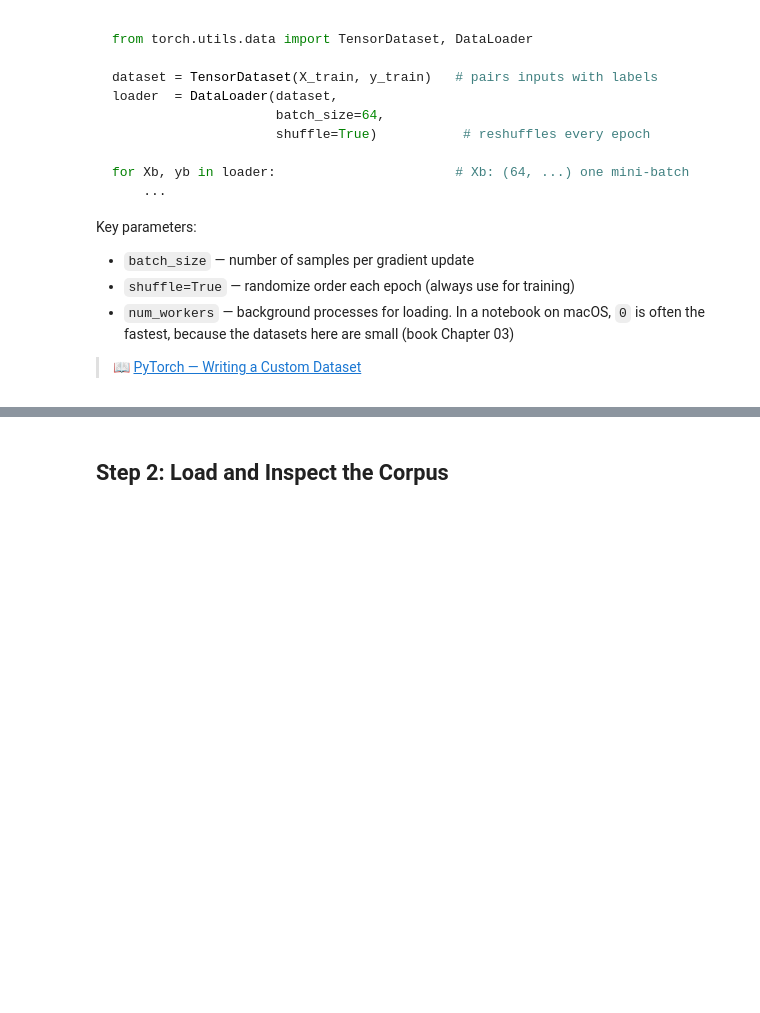
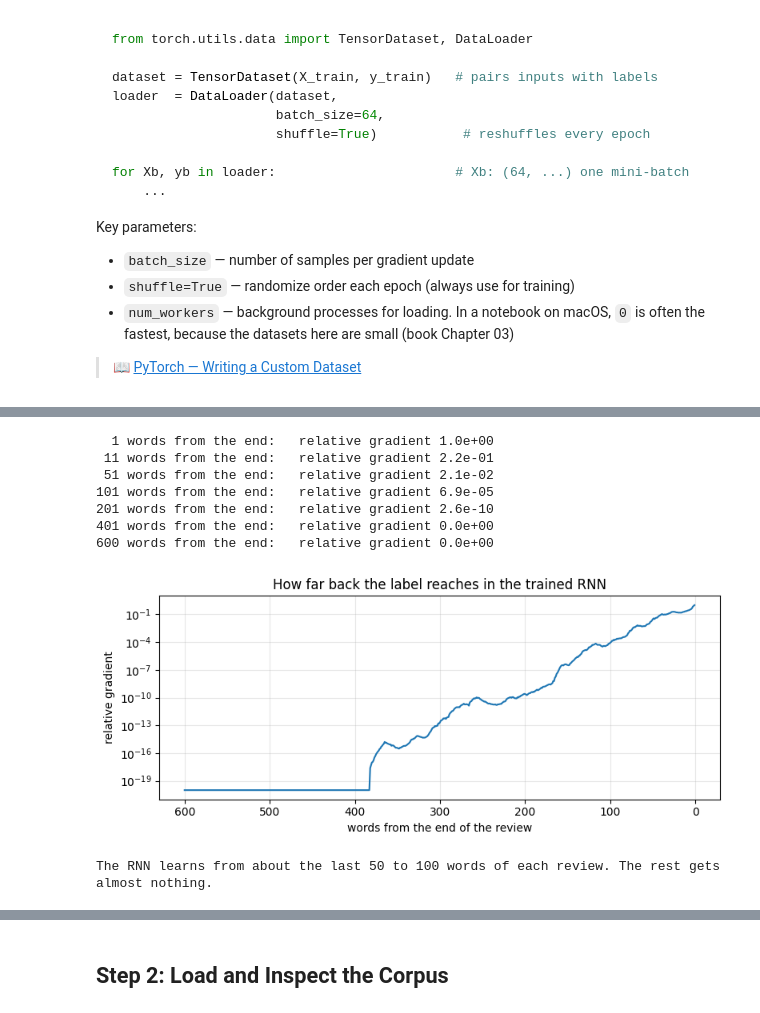
Before and after one commit to dcaponi/pytorch-nn-training, a Jupyter notebook: 04_rnn_pytorch/solution.ipynb, the cells around one changed output, grey strips where cells are left out. Drawn from its saved outputs; the diff is of its cells as text; code cells hidden in the pictures; blank space fills up the shorter version.

```diff
--- a/04_rnn_pytorch/solution.ipynb
+++ b/04_rnn_pytorch/solution.ipynb
@@ -103,0 +259,12 @@ Key parameters:
+# %%
+torch.manual_seed(0)
+rnn_zero = RNNClassifier(vectors=None).to(device)
+acc_zero = fit(rnn_zero, epochs=15, lr=1e-3)
+
+torch.manual_seed(0)
+rnn_l03 = RNNClassifier(vectors=lesson03_vectors).to(device)
+acc_l03 = fit(rnn_l03, epochs=15, lr=1e-3)
+
+print(f"RNN, vectors learned from zero      test {acc_zero:.1%}   train {accuracy(rnn_zero, Xr_train[:400], yr_train[:400]):.1%}")
+print(f"RNN, lesson 03's vectors (fixed)    test {acc_l03:.1%}   train {accuracy(rnn_l03, Xr_train[:400], yr_train[:400]):.1%}")
+print(f"bag of embeddings (lesson 03)       test {bag_acc:.1%}")
@@ -103,0 +281,34 @@ Key parameters:
+# %%
+def reach(model, n=64):
+    # Size of dL/d(vector at position t), relative to the last word, for test reviews
+    # with no padding (600 real words each). The label is applied after the last word.
+    full = Xr_test[Xr_test[:, -1] != PAD][:n].to(device)
+    yy = yr_test[Xr_test[:, -1] != PAD][:n].to(device)
+    model.eval()
+    e = model.embedding(full).detach().requires_grad_(True)
+    out = model.rnn(e)[0]                                          # works for nn.RNN and nn.LSTM
+    loss = nn.functional.binary_cross_entropy_with_logits(model.fc(out[:, -1]).squeeze(1), yy)
+    loss.backward()
+    g = e.grad.norm(dim=-1).mean(0).cpu()
+    return g / g[-1]
+
+r = reach(rnn_l03)
+for k in (1, 11, 51, 101, 201, 401, 600):
+    print(f'{k:3d} words from the end:   relative gradient {r[MAX_LEN - k]:.1e}')
+
+plt.figure(figsize=(8, 3.5))
+plt.semilogy(range(MAX_LEN, 0, -1), r.clamp_min(1e-20))
+plt.xlabel('words from the end of the review'); plt.ylabel('relative gradient')
+plt.title('How far back the label reaches in the trained RNN')
+plt.gca().invert_xaxis(); plt.grid(alpha=0.3); plt.tight_layout(); plt.show()
+print('The RNN learns from about the last 50 to 100 words of each review. The rest gets almost nothing.')
+# %% [output]
+  1 words from the end:   relative gradient 1.0e+00
+ 11 words from the end:   relative gradient 2.2e-01
+ 51 words from the end:   relative gradient 2.1e-02
+101 words from the end:   relative gradient 6.9e-05
+201 words from the end:   relative gradient 2.6e-10
+401 words from the end:   relative gradient 0.0e+00
+600 words from the end:   relative gradient 0.0e+00
+[figure, added]
+The RNN learns from about the last 50 to 100 words of each review. The rest gets almost nothing.
```
Also changed, not shown: parts of 19 cells of this notebook, 8 other files.
